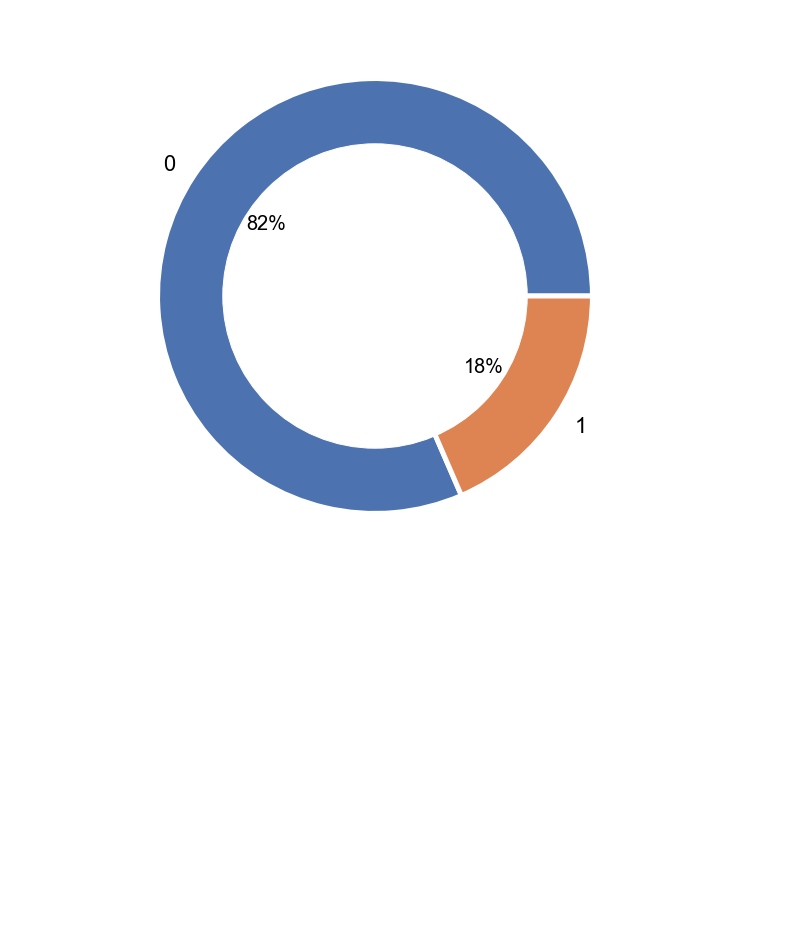
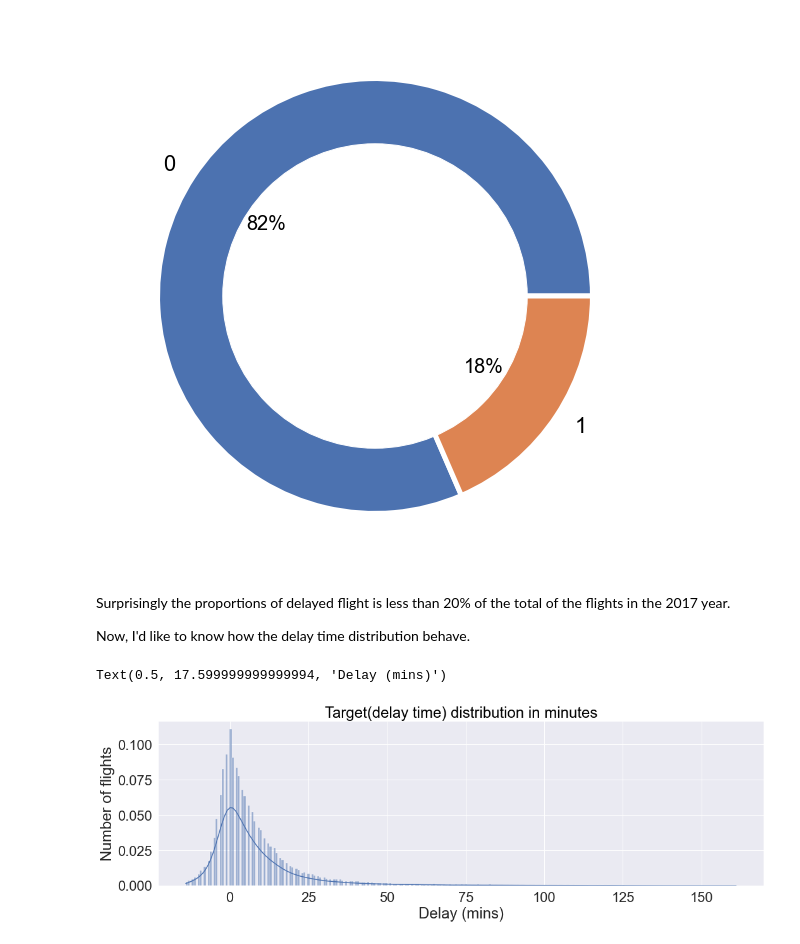
Before and after one commit to nestornav/ml_airplane_delay, a Jupyter notebook: solution.ipynb, the cells around one changed output. Saved outputs shown, nothing was run; the diff lists cells and outputs as text; code cells hidden in the pictures; blank space fills up the shorter version.

Commit message:
start the delay flight analysis

```diff
--- a/solution.ipynb
+++ b/solution.ipynb
@@ -209,3 +199,16 @@ With the new data created I will analyze the delay and how it is related to othe
 pie_plot(df)
 # %% [output]
 [figure]
+# %% [markdown]
+Surprisingly the proportions of delayed flight is less than 20% of the total of the flights in the 2017 year.
+
+Now, I'd like to know how the delay time distribution behave.
+# %%
+seaborn.displot(data=df, x=df['dif_min'], aspect=3, kde=True, stat='density')
+plt.ticklabel_format(style='plain', axis='x')
+plt.title('Target(delay time) distribution in minutes')
+plt.ylabel('Number of flights')
+plt.xlabel('Delay (mins)')
+# %% [output]
+Text(0.5, 17.599999999999994, 'Delay (mins)')
+[figure, added]
```
Also changed, not shown: parts of 28 cells of this notebook.
